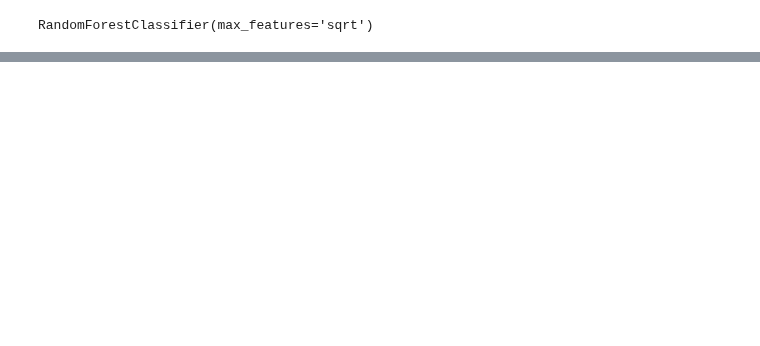
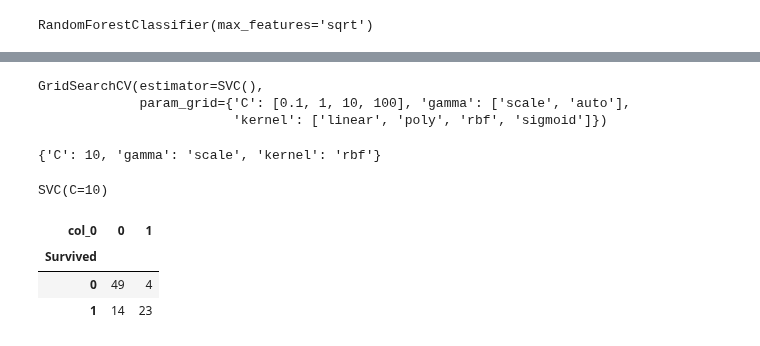
Before and after one commit to brunobou/projet_personnel, a Jupyter notebook: kaggle_titanic/étude des modèles.ipynb, the cells around one changed output, grey strips where cells are left out. Saved outputs shown, nothing was run; the diff lists cells and outputs as text; code cells hidden in the pictures; blank space fills up the shorter version.

```diff
--- a/kaggle_titanic/étude des modèles.ipynb
+++ b/kaggle_titanic/étude des modèles.ipynb
@@ -239,0 +246,10 @@ fig.tight_layout()
+# %%
+gcv_svc.fit(X_train,y_train)
+# %% [output]
+GridSearchCV(estimator=SVC(),
+             param_grid={'C': [0.1, 1, 10, 100], 'gamma': ['scale', 'auto'],
+                         'kernel': ['linear', 'poly', 'rbf', 'sigmoid']})
+# %%
+gcv_svc.best_params_
+# %% [output]
+{'C': 10, 'gamma': 'scale', 'kernel': 'rbf'}
@@ -239,0 +258,15 @@ fig.tight_layout()
+# %%
+vect2 =SVC(C=10,gamma="scale",kernel="rbf")
+# %%
+vect2.fit(X_train,y_train)
+# %% [output]
+SVC(C=10)
+# %%
+y_pred_svc = vect2.predict(X_val)
+# %%
+pd.crosstab(y_val,y_pred_svc)
+# %% [output]
+| col_0 | 0 | 1 |
+| Survived |  |  |
+| 0 | 49 | 4 |
+| 1 | 14 | 23 |
```
Also changed, not shown: parts of 15 cells of this notebook.
